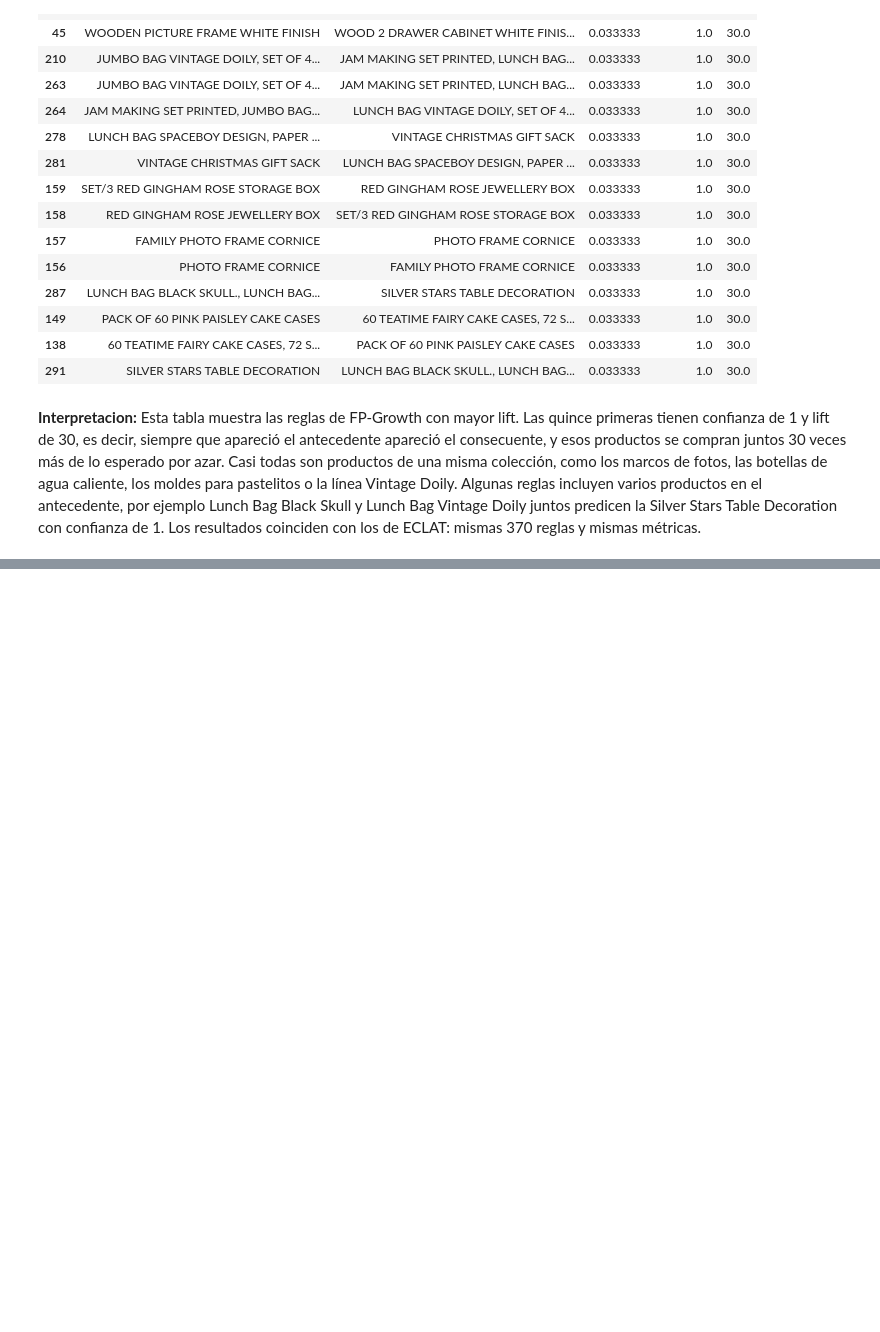
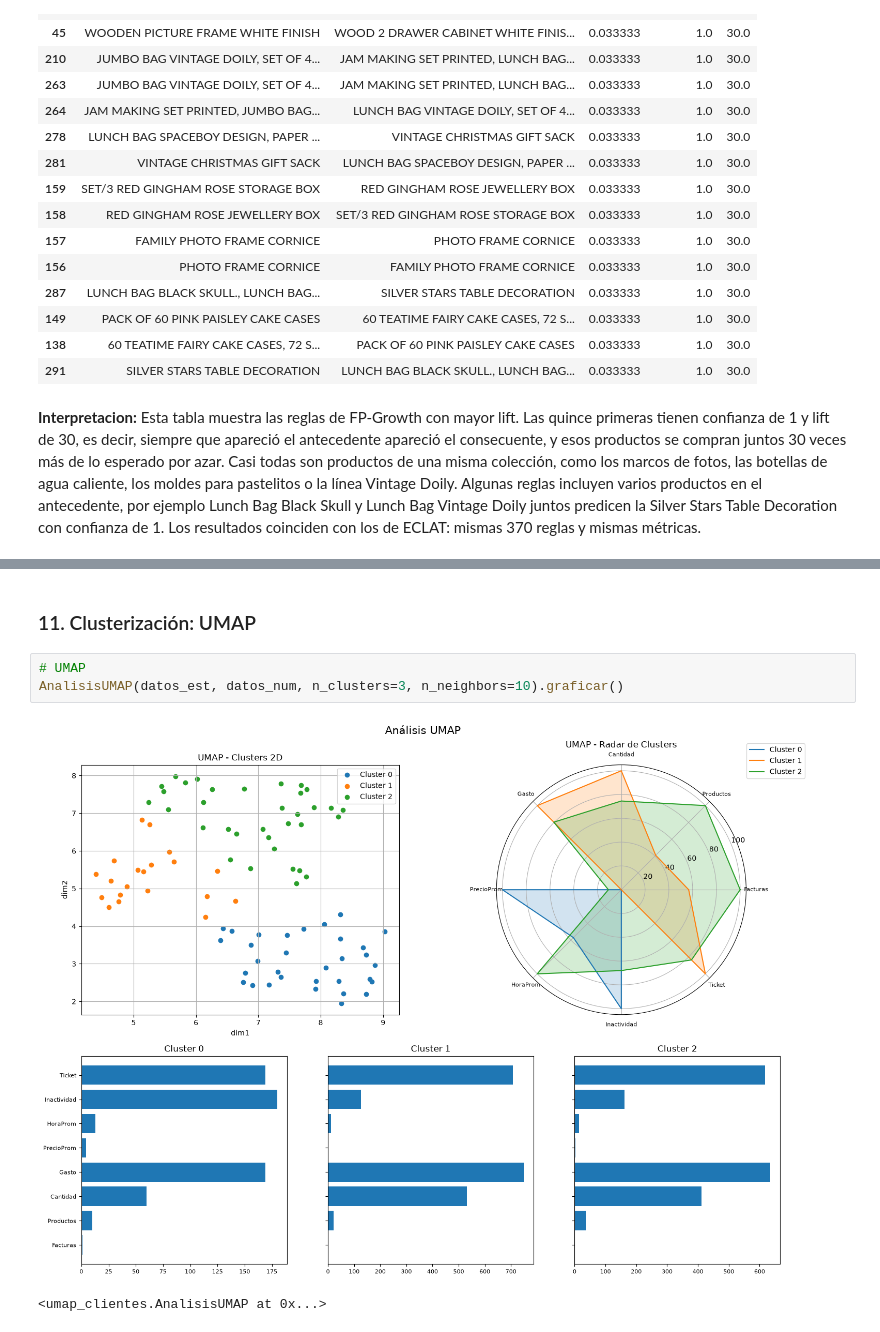
Before and after one commit to SharonOG23/Proyecto_MineriaDeDatosII, a Jupyter notebook: reporte_final/reporte_final.ipynb, the cells around one changed output, grey strips where cells are left out. Cells and saved outputs as stored; diff of their text form; blank space fills up the shorter version.

```diff
--- a/reporte_final/reporte_final.ipynb
+++ b/reporte_final/reporte_final.ipynb
@@ -454,0 +522,8 @@ tabla.head(15)
+# %% [markdown]
+### 11. Clusterización: UMAP
+# %%
+# UMAP
+AnalisisUMAP(datos_est, datos_num, n_clusters=3, n_neighbors=10).graficar()
+# %% [output]
+[figure, added]
+<umap_clientes.AnalisisUMAP at 0x...>
```
Also changed, not shown: parts of 14 cells of this notebook.
